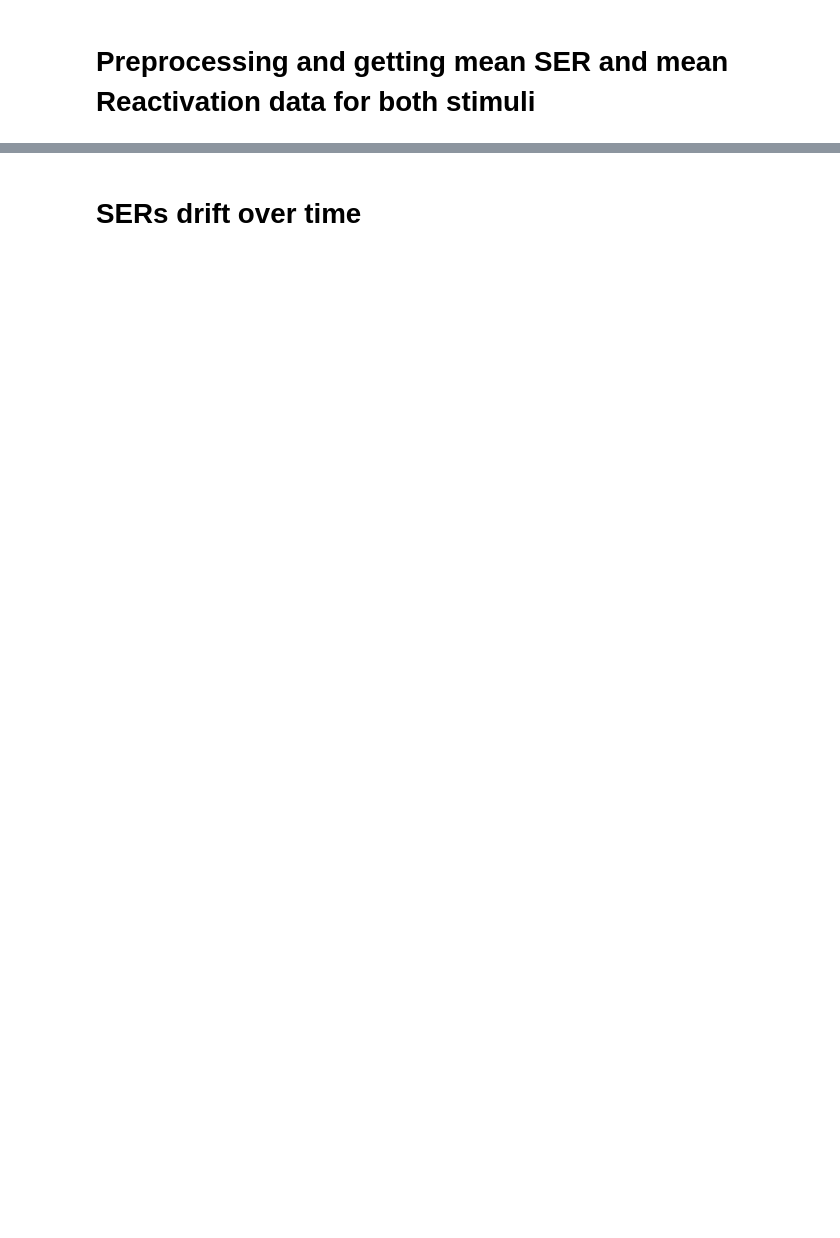
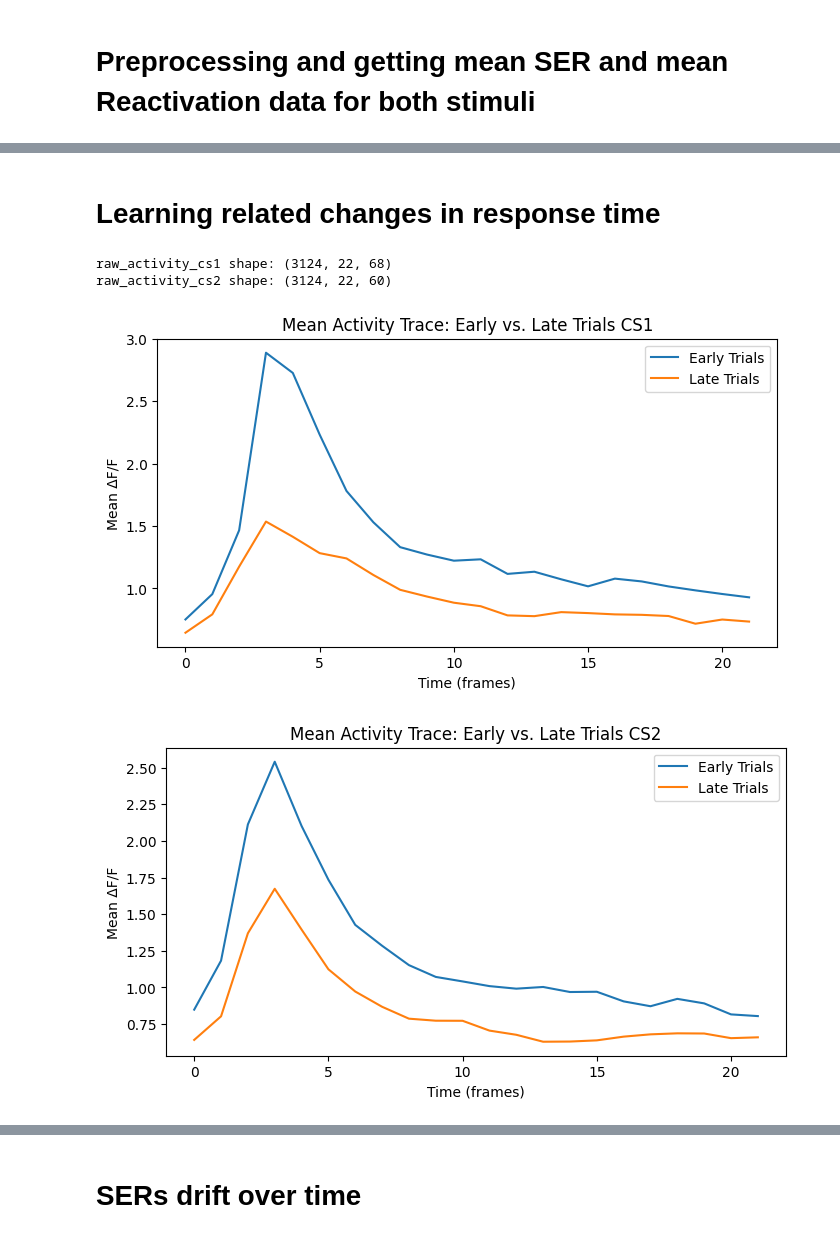
Before and after one commit to LheaLhea/representation_drift, a Jupyter notebook: Reactivation_analysis_full.ipynb, the cells around one changed output, grey strips where cells are left out. Drawn from its saved outputs; the diff is of its cells as text; code cells hidden in the pictures; blank space fills up the shorter version.

```diff
--- a/Reactivation_analysis_full.ipynb
+++ b/Reactivation_analysis_full.ipynb
@@ -275,0 +300,78 @@ mean_activity_r_2 = np.stack(mean_activity_r_2, axis=0)
+# %% [markdown]
+# Learning related changes in response time
+# %%
+import numpy as np
+
+raw_activity_cs1 = []
+raw_activity_cs2 = []
+raw_activity_any = []
+
+# Loop over each onset and offset in the behavior data
+for i in range(len(behavior['onsets'])):
+    start = int(behavior['onsets'][i])
+    end = int(behavior['offsets'][i]) + 1
+    # Extract raw activity trace for the event (shape: neurons x time)
+    trial_activity = activity[:, start:end]
+    # Crop each trial to 22 time points (if longer, keep the first 22)
+    trial_activity = trial_activity[:, :22]
+
+    # Save the trial activity in the global list for baseline computation
+    raw_activity_any.append(trial_activity)
+
+    # Store the trace according to the cue code
+    if behavior['cue_codes'][i] == behavior['cs_1_code']:
+        raw_activity_cs1.append(trial_activity)
+    elif behavior['cue_codes'][i] == behavior['cs_2_code']:
+        raw_activity_cs2.append(trial_activity)
+
+# Stack the trials into 3D arrays with shape (neurons, time, trial)
+raw_activity_any = np.stack(raw_activity_any, axis=2)    # Shape: (neurons, time, total_trials)
+raw_activity_cs1 = np.stack(raw_activity_cs1, axis=2)      # Shape: (neurons, time, cs1_trials)
+raw_activity_cs2 = np.stack(raw_activity_cs2, axis=2)      # Shape: (neurons, time, cs2_trials)
+
+# Compute the global baseline per neuron (averaging over time and across all trials)
+baseline = np.mean(raw_activity_any, axis=(1, 2))  # Shape: (neurons,)
+
+# Compute delta F over F
+raw_activity_cs1 = (raw_activity_cs1 / baseline[:, None, None])
+raw_activity_cs2 = (raw_activity_cs2 / baseline[:, None, None])
+
+print("raw_activity_cs1 shape:", raw_activity_cs1.shape)
+print("raw_activity_cs2 shape:", raw_activity_cs2.shape)
+
+mean_trace_cs1 = np.mean(raw_activity_cs1, axis=0)  # shape: (time, trials)
+
+# Average over the first 5 trials and the last 5 trials
+early_mean = np.mean(mean_trace_cs1[:, 0:5], axis=1)
+late_mean = np.mean(mean_trace_cs1[:, -10:-5], axis=1)
+
+# Plot the averaged traces
+plt.figure(figsize=(8, 4))
+plt.plot(early_mean, label='Early Trials')
+plt.plot(late_mean, label='Late Trials')
+plt.xlabel('Time (frames)')
+plt.ylabel('Mean ΔF/F')
+plt.title('Mean Activity Trace: Early vs. Late Trials CS1')
+plt.legend()
+plt.show()
+
+mean_trace_cs2 = np.mean(raw_activity_cs2, axis=0)  # shape: (time, trials)
+
+# Average over the first 5 trials and the last 5 trials
+early_mean = np.mean(mean_trace_cs2[:, :5], axis=1)
+late_mean = np.mean(mean_trace_cs2[:, 35:40], axis=1)
+
+# Plot the averaged traces
+plt.figure(figsize=(8, 4))
+plt.plot(early_mean, label='Early Trials')
+plt.plot(late_mean, label='Late Trials')
+plt.xlabel('Time (frames)')
+plt.ylabel('Mean ΔF/F')
+plt.title('Mean Activity Trace: Early vs. Late Trials CS2')
+plt.legend()
+plt.show()
+# %% [output]
+raw_activity_cs1 shape: (3124, 22, 68)
+raw_activity_cs2 shape: (3124, 22, 60)
+[figure, added]
+[figure, added]
```
Also changed, not shown: parts of 21 cells of this notebook.
